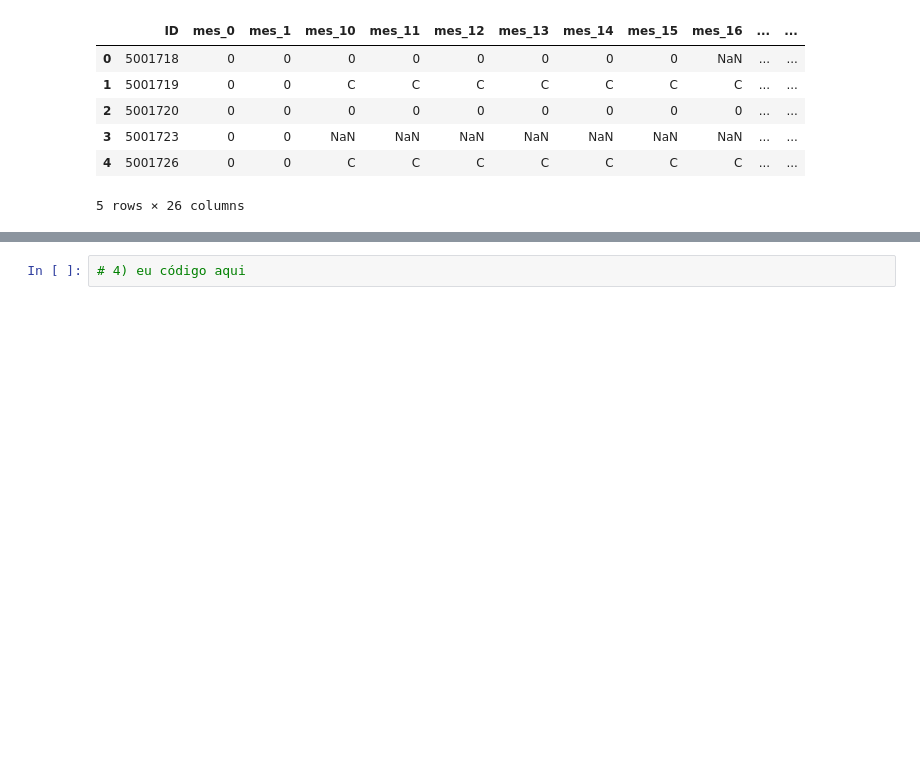
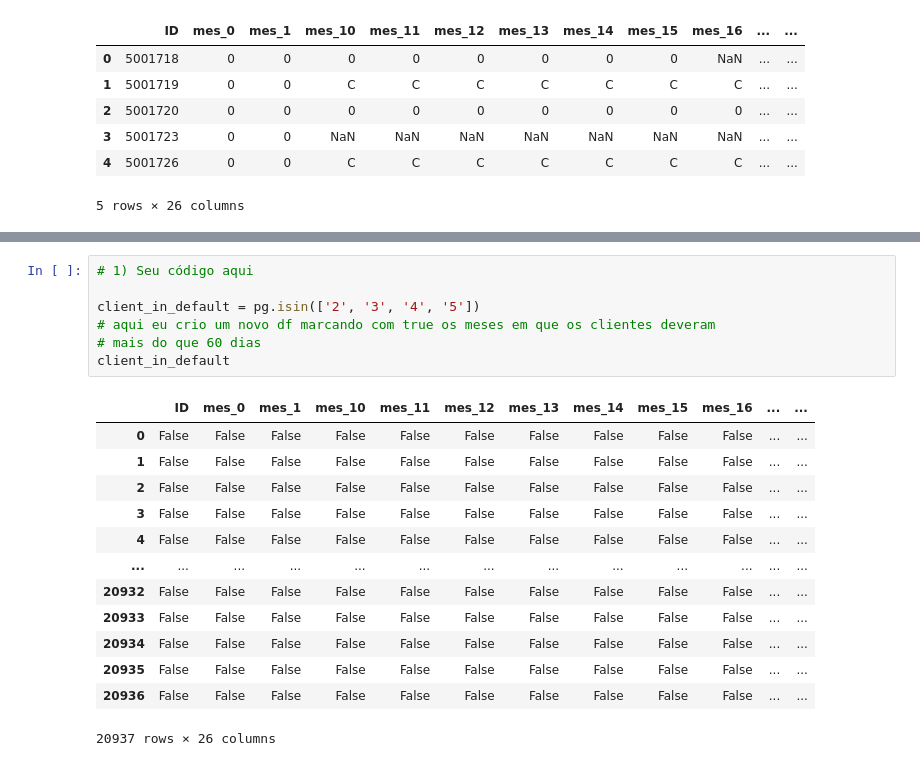
Before and after one commit to 0ace-jk/atividades_ebac, a Jupyter notebook: Mod5Ex_aulas_04a05.ipynb, the cells around one changed output, grey strips where cells are left out. Drawn from its saved outputs; the diff is of its cells as text; blank space fills up the shorter version.

```diff
--- a/Mod5Ex_aulas_04a05.ipynb
+++ b/Mod5Ex_aulas_04a05.ipynb
@@ -98,2 +84,21 @@ Name: default, dtype: int64
-# %%
-# 4) eu código aqui
+# %%
+# 1) Seu código aqui
+
+client_in_default = pg.isin(['2', '3', '4', '5'])
+# aqui eu crio um novo df marcando com true os meses em que os clientes deveram
+# mais do que 60 dias
+client_in_default
+# %% [output]
+|  | ID | mes_0 | mes_1 | mes_10 | mes_11 | mes_12 | mes_13 | mes_14 | mes_15 | mes_16 | ... | ... |
+| 0 | False | False | False | False | False | False | False | False | False | False | ... | ... |
+| 1 | False | False | False | False | False | False | False | False | False | False | ... | ... |
+| 2 | False | False | False | False | False | False | False | False | False | False | ... | ... |
+| 3 | False | False | False | False | False | False | False | False | False | False | ... | ... |
+| 4 | False | False | False | False | False | False | False | False | False | False | ... | ... |
+| ... | ... | ... | ... | ... | ... | ... | ... | ... | ... | ... | ... | ... |
+| 20932 | False | False | False | False | False | False | False | False | False | False | ... | ... |
+| 20933 | False | False | False | False | False | False | False | False | False | False | ... | ... |
+| 20934 | False | False | False | False | False | False | False | False | False | False | ... | ... |
+| 20935 | False | False | False | False | False | False | False | False | False | False | ... | ... |
+| 20936 | False | False | False | False | False | False | False | False | False | False | ... | ... |
+20937 rows × 26 columns
```
Also changed, not shown: parts of 7 cells of this notebook.
